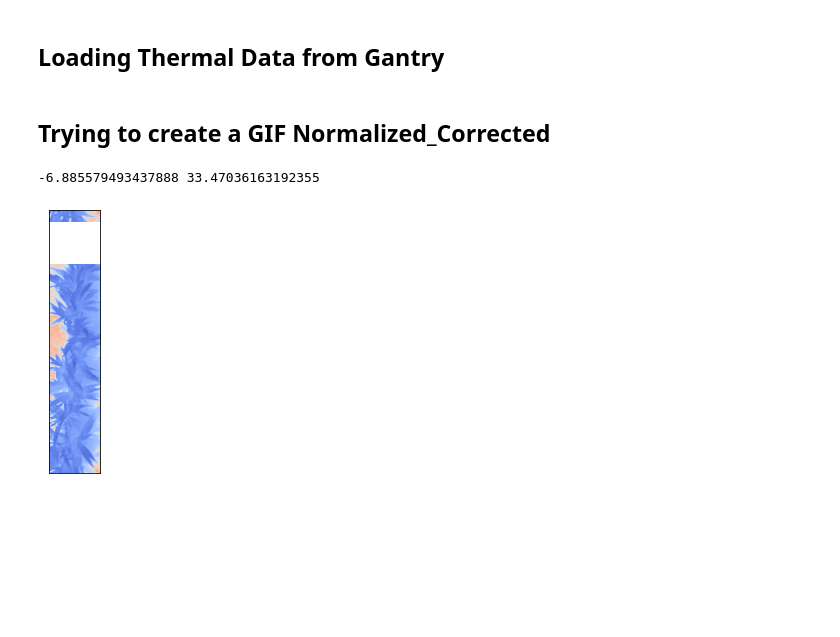
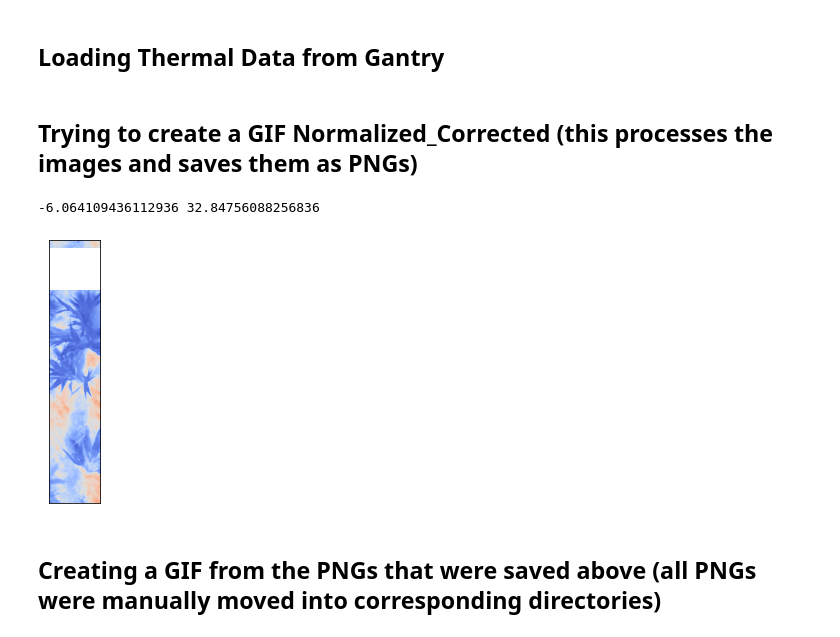
Before and after one commit to sebcalleja/MAC_Season_11, a Jupyter notebook: Andrea_Thermal_Imagery_2020.ipynb, the cells around one changed output. Drawn from its saved outputs; the diff is of its cells as text; code cells hidden in the pictures; blank space fills up the shorter version.

```diff
--- a/Andrea_Thermal_Imagery_2020.ipynb
+++ b/Andrea_Thermal_Imagery_2020.ipynb
@@ -299,12 +299,12 @@ for i, row in data.iterrows():
 # %%
 day_data = data[data['scan'] == 'Day']
 # %% [markdown]
-## Trying to create a GIF Normalized_Corrected
+## Trying to create a GIF Normalized_Corrected (this processes the images and saves them as PNGs)
 # %%
 import imageio
 
-accession = 'BTx_623'
-plot = '0701'
+accession = 'PI_678273'
+plot = '2105'
 
 path = f'/Volumes/SEB_USB/Andrea_Thermal_2020/Manual/GIF_thermal/{accession}/{plot}/'
 outdir = f'{plot}_png'
@@ -352,33 +352,35 @@ for file in os.listdir(path):
 image_df = pd.DataFrame.from_dict(image_dict,
     orient="index",
     columns=["tif_img", "name", "date", "wanted_file_path", "min_temp", "max_temp"])
 
 ## Gets rid of any extreme values
 for i, row in image_df.iterrows():
     if row['min_temp'] < -100:
         image_df = image_df.drop(i)
     if row['max_temp'] > 100:
         image_df = image_df.drop(i)
 
 min_temp_all = image_df['min_temp'].min()
 max_temp_all = image_df['max_temp'].max()
 print(min_temp_all, max_temp_all)
 ## Create another for loop for the image rendering and saving as png
 for i, row in image_df.iterrows():
     tif_img = row['tif_img']
     df_name = row['name']
     date = row['date']
     plt.imshow(tif_img, cmap = 'coolwarm', vmin=min_temp_all, vmax=max_temp_all)
     plt.gca().axes.get_yaxis().set_visible(False)
     plt.gca().axes.get_xaxis().set_visible(False)
 
 #     ## Adding Accession to Title and Date to the Bottom
 #     #plt.annotate(f'{date}', xy=(-0.3, -0.06), xycoords='axes fraction', fontsize = 12)
 #     #plt.title(f'{accession}')
 
     plt.tight_layout()
     plt.savefig(os.path.join(f'{df_name}.png'), bbox_inches='tight', dpi = 300)
 # %% [output]
--6.885579493437888 33.47036163192355
+-6.064109436112936 32.84756088256836
-[figure, old version]
+[figure, new version]
+# %% [markdown]
+## Creating a GIF from the PNGs that were saved above (all PNGs were manually moved into corresponding directories)
 # %%
```
Also changed, not shown: parts of 1 cell of this notebook.
